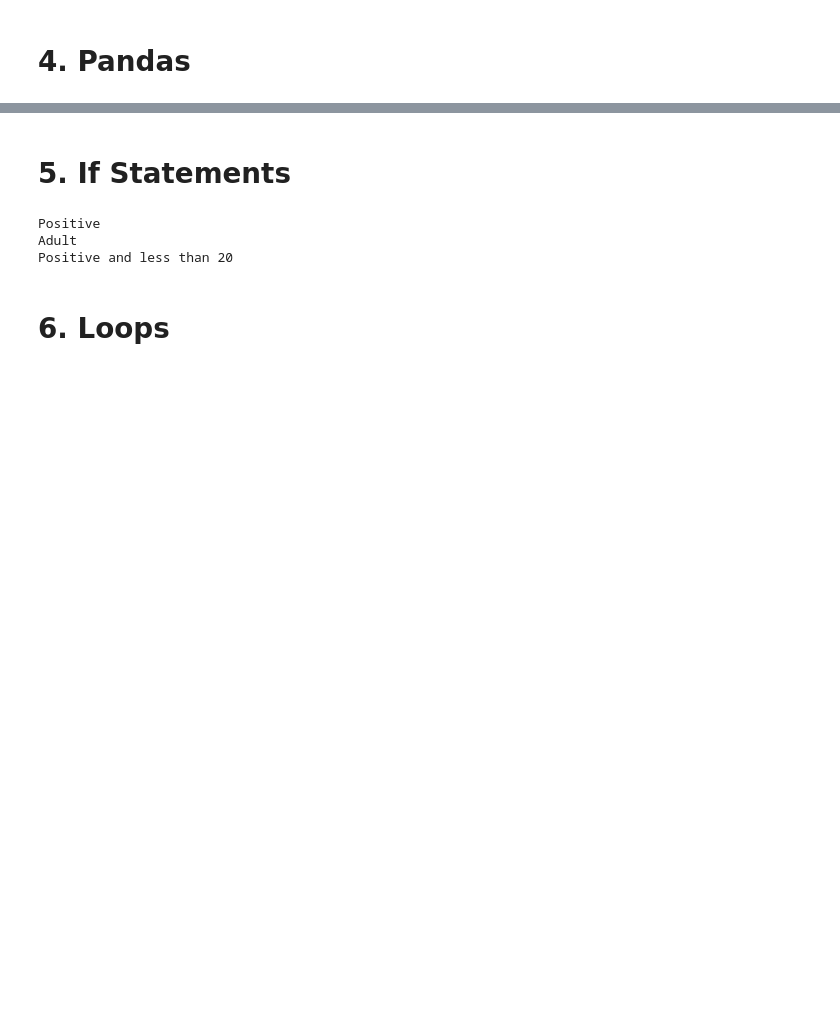
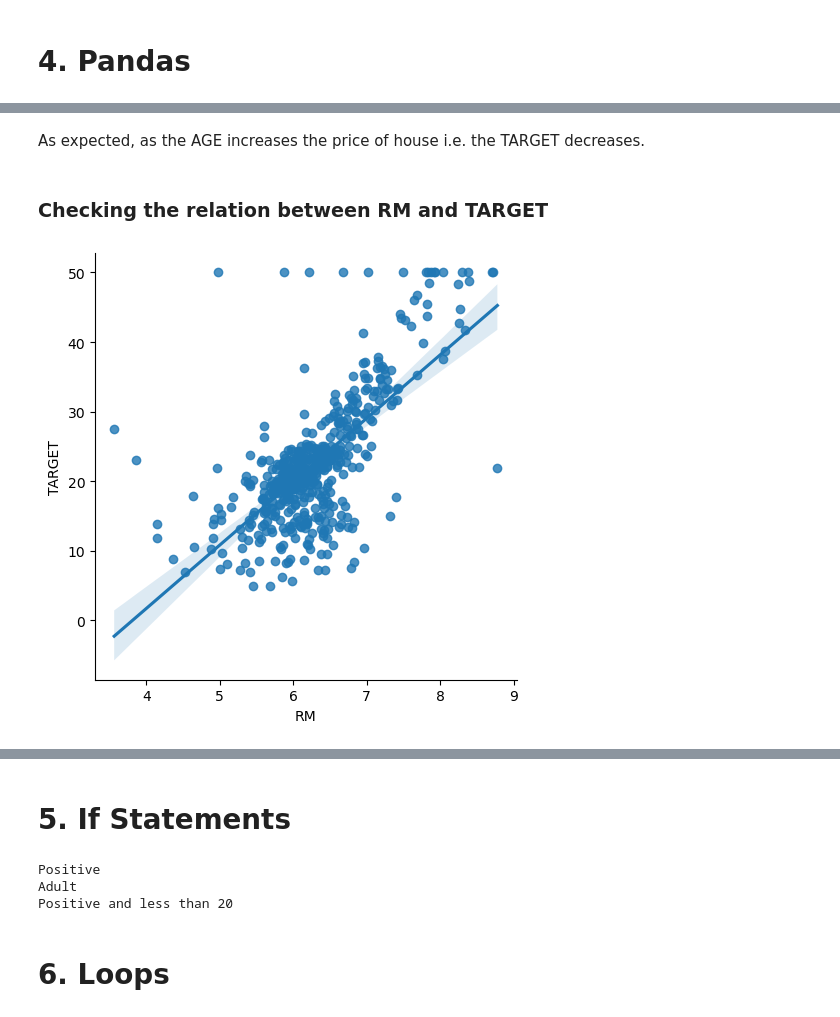
Before and after one commit to saibdp/comprehensive-python-guide, a Jupyter notebook: comprehensive_python_guide.ipynb, the cells around one changed output, grey strips where cells are left out. Drawn from its saved outputs; the diff is of its cells as text; code cells hidden in the pictures; blank space fills up the shorter version.

```diff
--- a/comprehensive_python_guide.ipynb
+++ b/comprehensive_python_guide.ipynb
@@ -91,0 +403,8 @@ pivot = df.pivot_table(values='B', index='A', aggfunc='mean')
+# %% [markdown]
+As expected, as the AGE increases the price of house i.e. the TARGET decreases.
+# %% [markdown]
+### Checking the relation between RM and TARGET
+# %%
+sns.lmplot(x='RM', y='TARGET', data=df);
+# %% [output]
+[figure, added]
```
Also changed, not shown: parts of 70 cells of this notebook, 1 other file.
